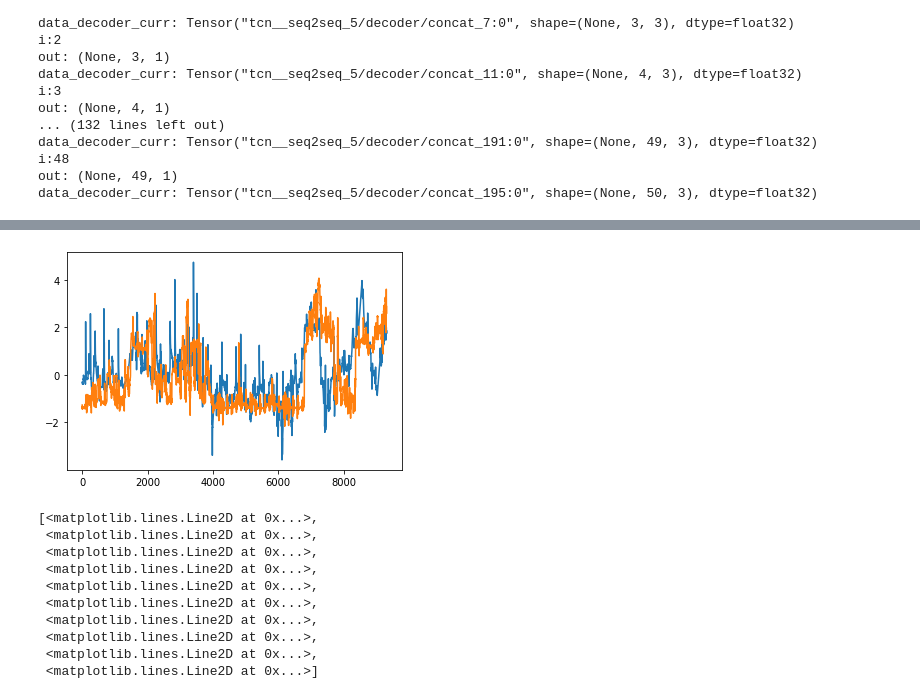
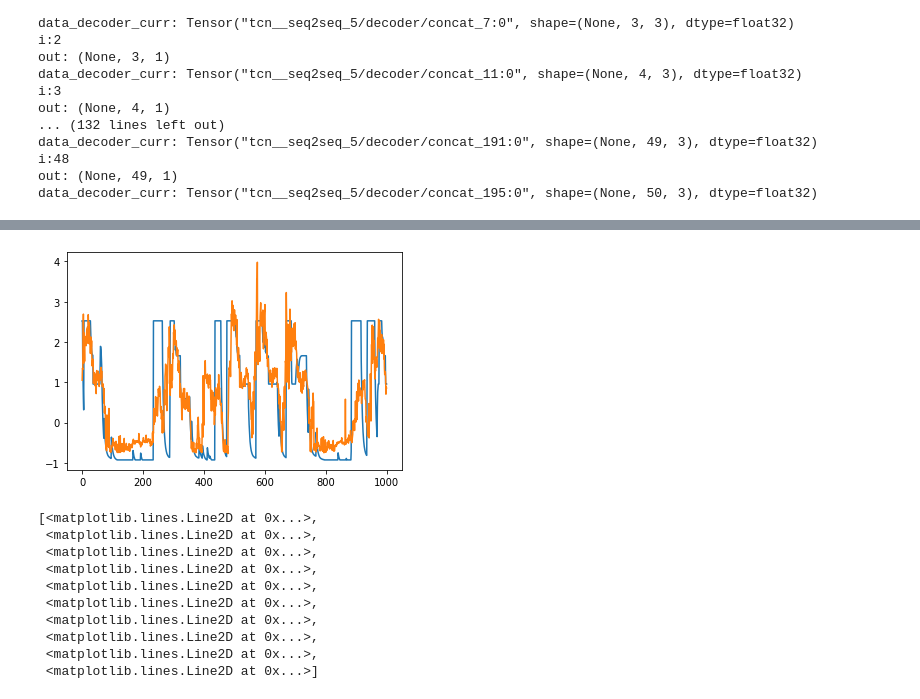
Before and after one commit to Schichael/TCN_Seq2Seq, a Jupyter notebook: notebooks/TCN_TCN_sample_notebook.ipynb, the cells around one changed output, grey strips where cells are left out. Drawn from its saved outputs; the diff is of its cells as text; code cells hidden in the pictures.

Commit message:
feat: small changes in models, dataset class and preprocessing

```diff
--- a/notebooks/TCN_TCN_sample_notebook.ipynb
+++ b/notebooks/TCN_TCN_sample_notebook.ipynb
@@ -202,0 +200,2 @@ Uncomment if you want to try it
+# %%
+model.load_model(config_path, dataset_loaded.X, is_training_data=False)
@@ -256,7 +297,7 @@ X_train_val = X_train[:2] + [X_train[-1]]
 # %%
 # Make predictions for whole dataset
 #dataset.scaler_y
-preds_train = model.predict(X_train_val, scaler = None, iterations=1)
+preds_train = model.predict(X_val, scaler = None, iterations=1)
 preds_train_flat = preds_train.reshape(preds_train.shape[0], -1)
 # %%
 # Make predictions for whole dataset
@@ -281,6 +322,3 @@ data_decoder_curr: Tensor("tcn__seq2seq_5/decoder/concat_191:0", shape=(None, 49
 i:48
 out: (None, 49, 1)
 data_decoder_curr: Tensor("tcn__seq2seq_5/decoder/concat_195:0", shape=(None, 50, 3), dtype=float32)
-# %%
-preds_val = preds_train
-y_val = y_train
@@ -287,5 +329,5 @@ y_val = y_train
 # %%
-preds_val_last = preds_val[:,-1]
+preds_val_last = preds_train[:,-1]
 # %%
 preds_val_last
 # %% [output]
@@ -300,10 +347,10 @@ array([-0.30511682, -0.30511682, -0.32332075, ...,  1.7692203 ,
 # %%
-plt.plot(val_last)
-plt.plot(preds_val_last)
+plt.plot(val_last[:1000])
+plt.plot(preds_val_last[: 1000])
 
 plt.show()
 # %% [output]
-[figure, old version]
+[figure, new version]
 # %%
 plt.plot(y_val)
 # %% [output]
```
Also changed, not shown: parts of 30 cells of this notebook, 12 other files.
